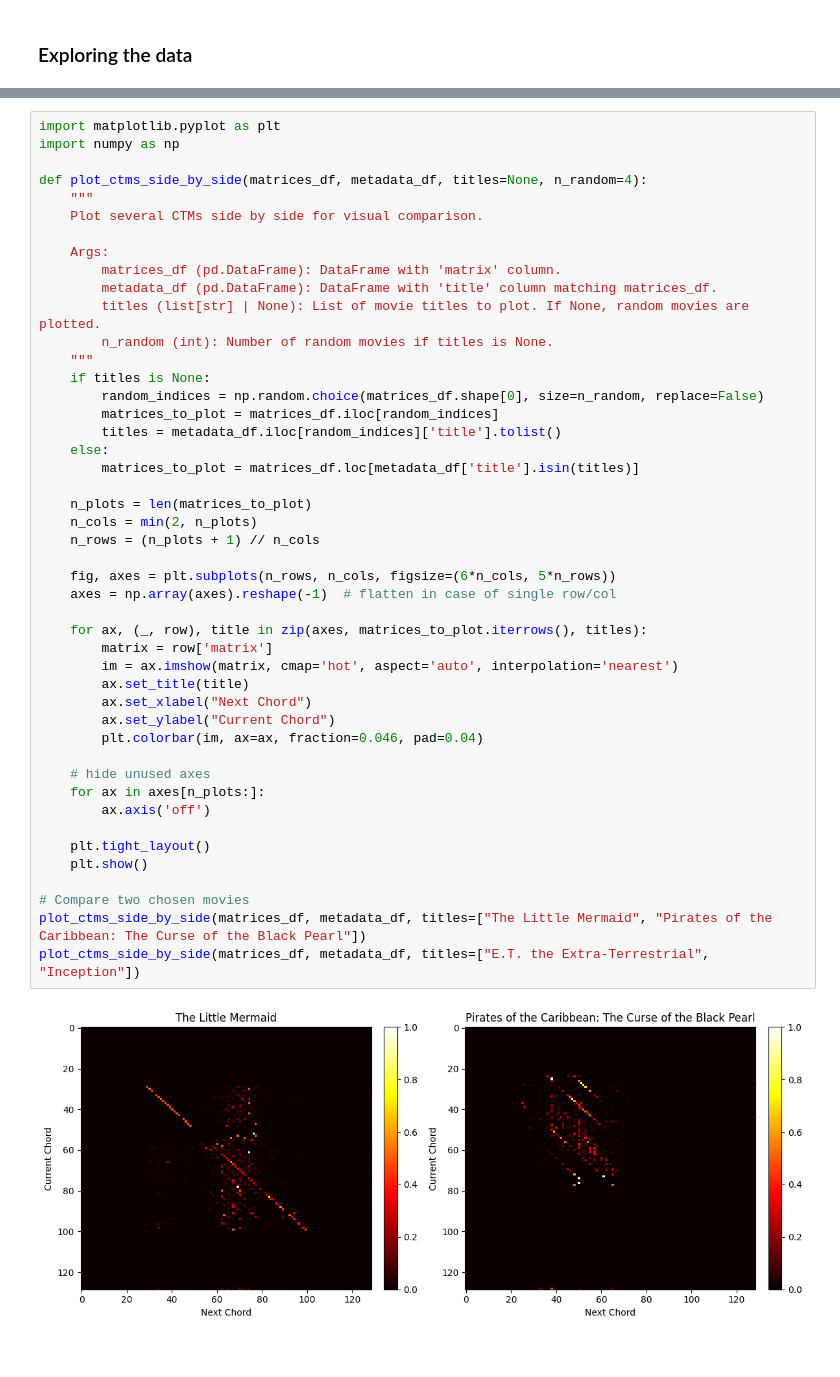
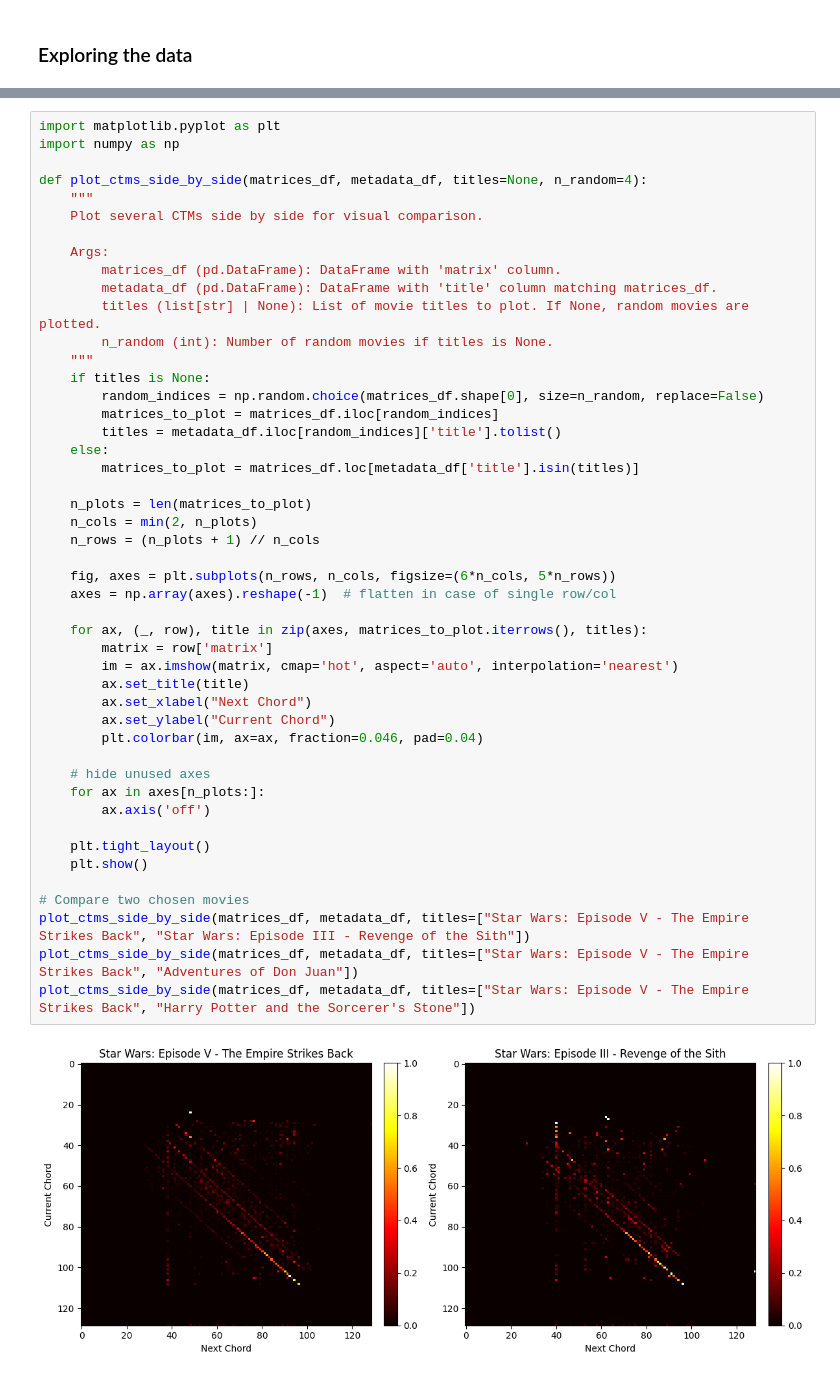
Before and after one commit to damiskov/project-02807, a Jupyter notebook: notebooks/movie_pipeline.ipynb, the cells around one changed output, grey strips where cells are left out. Drawn from its saved outputs; the diff is of its cells as text.

```diff
--- a/notebooks/movie_pipeline.ipynb
+++ b/notebooks/movie_pipeline.ipynb
@@ -190,33 +141,34 @@ def plot_ctms_side_by_side(matrices_df, metadata_df, titles=None, n_random=4):
         random_indices = np.random.choice(matrices_df.shape[0], size=n_random, replace=False)
         matrices_to_plot = matrices_df.iloc[random_indices]
         titles = metadata_df.iloc[random_indices]['title'].tolist()
     else:
         matrices_to_plot = matrices_df.loc[metadata_df['title'].isin(titles)]
 
     n_plots = len(matrices_to_plot)
     n_cols = min(2, n_plots)
     n_rows = (n_plots + 1) // n_cols
 
     fig, axes = plt.subplots(n_rows, n_cols, figsize=(6*n_cols, 5*n_rows))
     axes = np.array(axes).reshape(-1)  # flatten in case of single row/col
 
     for ax, (_, row), title in zip(axes, matrices_to_plot.iterrows(), titles):
         matrix = row['matrix']
         im = ax.imshow(matrix, cmap='hot', aspect='auto', interpolation='nearest')
         ax.set_title(title)
         ax.set_xlabel("Next Chord")
         ax.set_ylabel("Current Chord")
         plt.colorbar(im, ax=ax, fraction=0.046, pad=0.04)
 
     # hide unused axes
     for ax in axes[n_plots:]:
         ax.axis('off')
 
     plt.tight_layout()
     plt.show()
 
 # Compare two chosen movies
-plot_ctms_side_by_side(matrices_df, metadata_df, titles=["The Little Mermaid", "Pirates of the Caribbean: The Curse of the Black Pearl"])
-plot_ctms_side_by_side(matrices_df, metadata_df, titles=["E.T. the Extra-Terrestrial", "Inception"])
+plot_ctms_side_by_side(matrices_df, metadata_df, titles=["Star Wars: Episode V - The Empire Strikes Back", "Star Wars: Episode III - Revenge of the Sith"])
+plot_ctms_side_by_side(matrices_df, metadata_df, titles=["Star Wars: Episode V - The Empire Strikes Back", "Adventures of Don Juan"])
+plot_ctms_side_by_side(matrices_df, metadata_df, titles=["Star Wars: Episode V - The Empire Strikes Back", "Harry Potter and the Sorcerer's Stone"])
 # %% [output]
-[figure, old version]
+[figure, new version]
```
Also changed, not shown: parts of 22 cells of this notebook, 7 other files.
